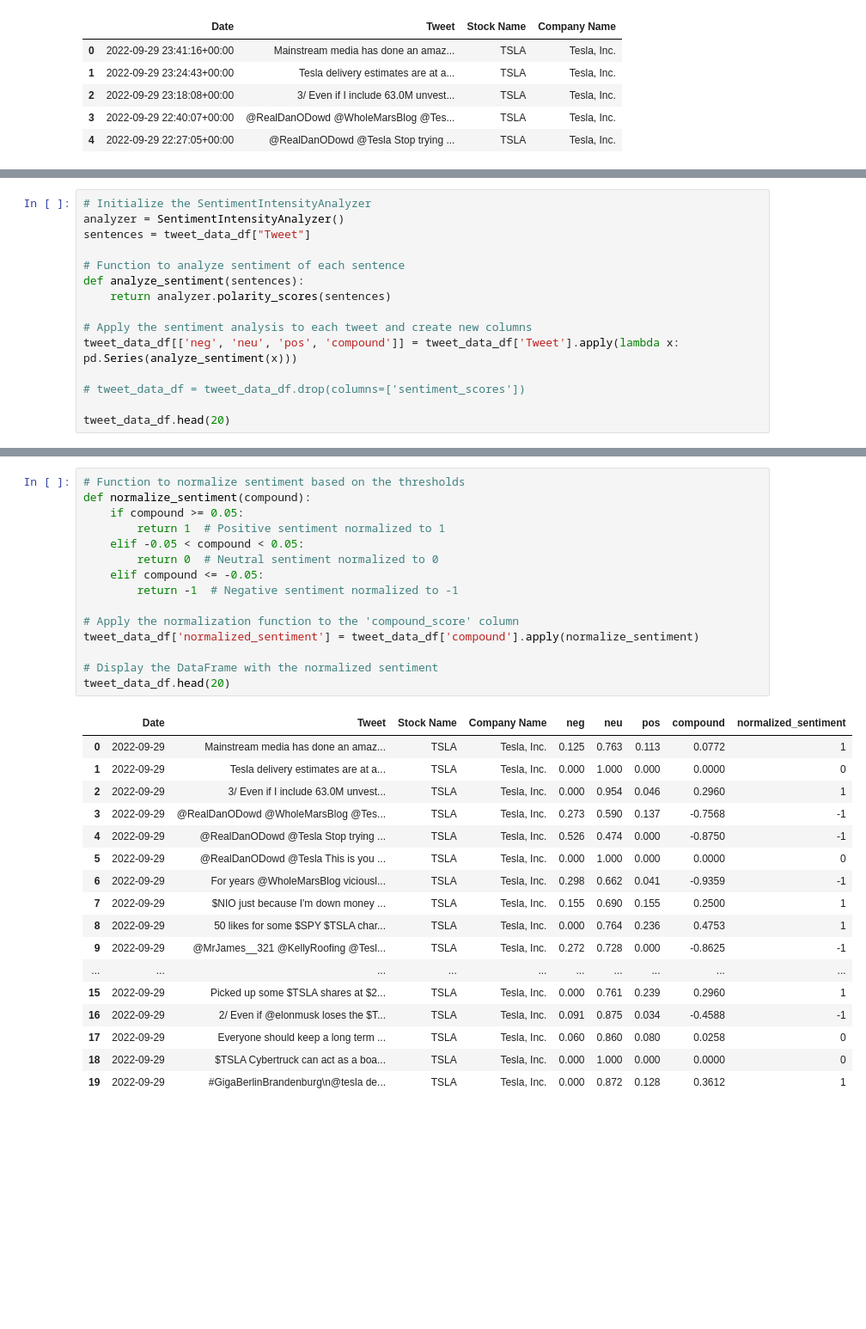
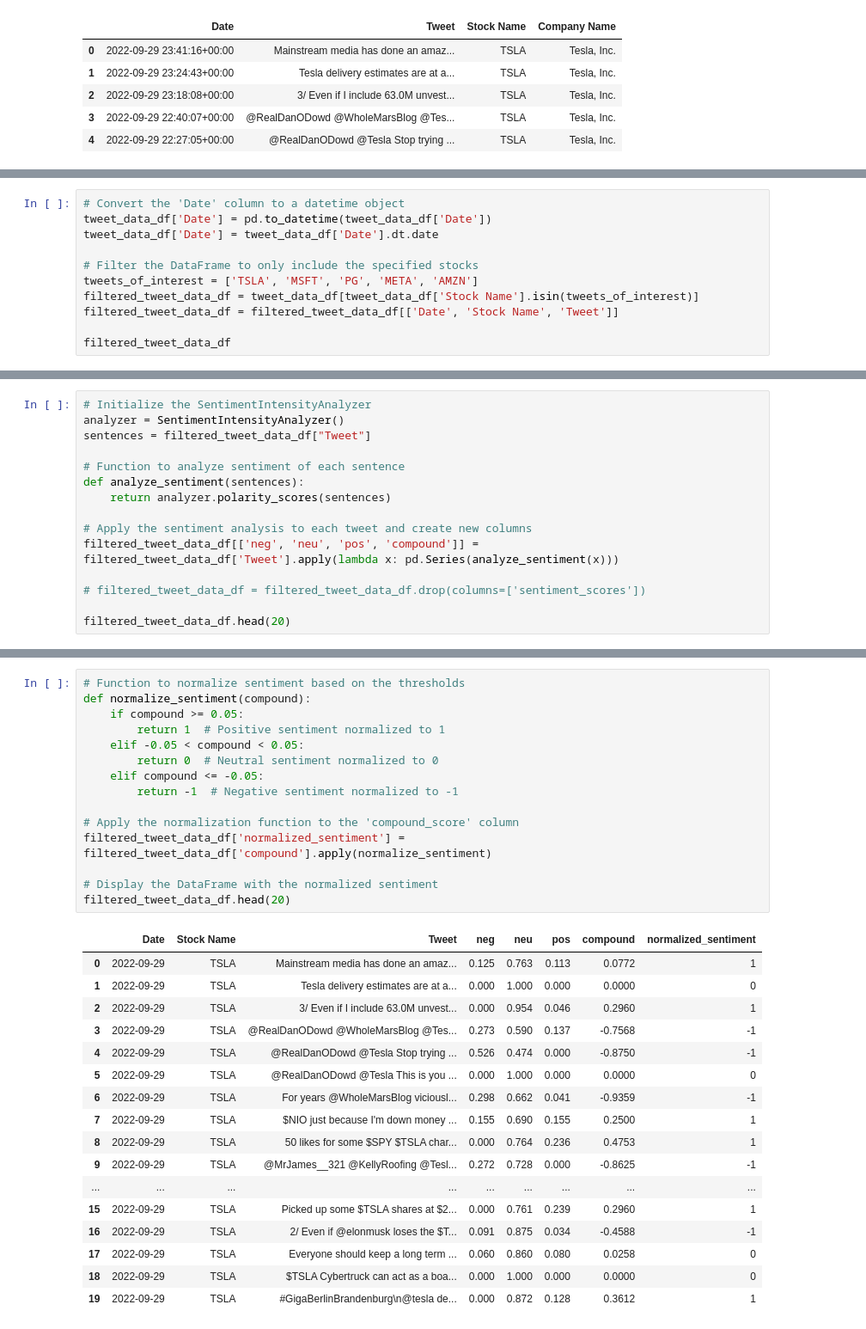
Before and after one commit to AngieP48/project-3, a Jupyter notebook: Marks Code.ipynb, the cells around one changed output, grey strips where cells are left out. Shown at 86% size. Drawn from its saved outputs; the diff is of its cells as text; blank space fills up the shorter version.

```diff
--- a/Marks Code.ipynb
+++ b/Marks Code.ipynb
@@ -146,0 +105,11 @@ tweet_data_df
+# %%
+# Convert the 'Date' column to a datetime object
+tweet_data_df['Date'] = pd.to_datetime(tweet_data_df['Date'])
+tweet_data_df['Date'] = tweet_data_df['Date'].dt.date
+
+# Filter the DataFrame to only include the specified stocks
+tweets_of_interest = ['TSLA', 'MSFT', 'PG', 'META', 'AMZN']
+filtered_tweet_data_df = tweet_data_df[tweet_data_df['Stock Name'].isin(tweets_of_interest)]
+filtered_tweet_data_df = filtered_tweet_data_df[['Date', 'Stock Name', 'Tweet']]
+
+filtered_tweet_data_df
@@ -147,16 +130,16 @@ tweet_data_df
 # %%
 # Initialize the SentimentIntensityAnalyzer
 analyzer = SentimentIntensityAnalyzer()
-sentences = tweet_data_df["Tweet"]
+sentences = filtered_tweet_data_df["Tweet"]
 
 # Function to analyze sentiment of each sentence
 def analyze_sentiment(sentences):
     return analyzer.polarity_scores(sentences)
 
 # Apply the sentiment analysis to each tweet and create new columns
-tweet_data_df[['neg', 'neu', 'pos', 'compound']] = tweet_data_df['Tweet'].apply(lambda x: pd.Series(analyze_sentiment(x)))
+filtered_tweet_data_df[['neg', 'neu', 'pos', 'compound']] = filtered_tweet_data_df['Tweet'].apply(lambda x: pd.Series(analyze_sentiment(x)))
 
-# tweet_data_df = tweet_data_df.drop(columns=['sentiment_scores'])
+# filtered_tweet_data_df = filtered_tweet_data_df.drop(columns=['sentiment_scores'])
 
-tweet_data_df.head(20)
+filtered_tweet_data_df.head(20)
 # %% [output]
@@ -180,33 +163,33 @@ tweet_data_df.head(20)
 # %%
 # Function to normalize sentiment based on the thresholds
 def normalize_sentiment(compound):
     if compound >= 0.05:
         return 1  # Positive sentiment normalized to 1
     elif -0.05 < compound < 0.05:
         return 0  # Neutral sentiment normalized to 0
     elif compound <= -0.05:
         return -1  # Negative sentiment normalized to -1
 
 # Apply the normalization function to the 'compound_score' column
-tweet_data_df['normalized_sentiment'] = tweet_data_df['compound'].apply(normalize_sentiment)
+filtered_tweet_data_df['normalized_sentiment'] = filtered_tweet_data_df['compound'].apply(normalize_sentiment)
 
 # Display the DataFrame with the normalized sentiment
-tweet_data_df.head(20)
+filtered_tweet_data_df.head(20)
 # %% [output]
-|  | Date | Tweet | Stock Name | Company Name | neg | neu | pos | compound | normalized_sentiment |
-| 0 | 2022-09-29 | Mainstream media has done an amaz... | TSLA | Tesla, Inc. | 0.125 | 0.763 | 0.113 | 0.0772 | 1 |
-| 1 | 2022-09-29 | Tesla delivery estimates are at a... | TSLA | Tesla, Inc. | 0.000 | 1.000 | 0.000 | 0.0000 | 0 |
-| 2 | 2022-09-29 | 3/ Even if I include 63.0M unvest... | TSLA | Tesla, Inc. | 0.000 | 0.954 | 0.046 | 0.2960 | 1 |
-| 3 | 2022-09-29 | @RealDanODowd @WholeMarsBlog @Tes... | TSLA | Tesla, Inc. | 0.273 | 0.590 | 0.137 | -0.7568 | -1 |
-| 4 | 2022-09-29 | @RealDanODowd @Tesla Stop trying ... | TSLA | Tesla, Inc. | 0.526 | 0.474 | 0.000 | -0.8750 | -1 |
-| 5 | 2022-09-29 | @RealDanODowd @Tesla This is you ... | TSLA | Tesla, Inc. | 0.000 | 1.000 | 0.000 | 0.0000 | 0 |
-| 6 | 2022-09-29 | For years @WholeMarsBlog viciousl... | TSLA | Tesla, Inc. | 0.298 | 0.662 | 0.041 | -0.9359 | -1 |
-| 7 | 2022-09-29 | $NIO just because I'm down money ... | TSLA | Tesla, Inc. | 0.155 | 0.690 | 0.155 | 0.2500 | 1 |
-| 8 | 2022-09-29 | 50 likes for some $SPY $TSLA char... | TSLA | Tesla, Inc. | 0.000 | 0.764 | 0.236 | 0.4753 | 1 |
-| 9 | 2022-09-29 | @MrJames__321 @KellyRoofing @Tesl... | TSLA | Tesla, Inc. | 0.272 | 0.728 | 0.000 | -0.8625 | -1 |
-| ... | ... | ... | ... | ... | ... | ... | ... | ... | ... |
-| 15 | 2022-09-29 | Picked up some $TSLA shares at $2... | TSLA | Tesla, Inc. | 0.000 | 0.761 | 0.239 | 0.2960 | 1 |
-| 16 | 2022-09-29 | 2/ Even if @elonmusk loses the $T... | TSLA | Tesla, Inc. | 0.091 | 0.875 | 0.034 | -0.4588 | -1 |
-| 17 | 2022-09-29 | Everyone should keep a long term ... | TSLA | Tesla, Inc. | 0.060 | 0.860 | 0.080 | 0.0258 | 0 |
-| 18 | 2022-09-29 | $TSLA Cybertruck can act as a boa... | TSLA | Tesla, Inc. | 0.000 | 1.000 | 0.000 | 0.0000 | 0 |
-| 19 | 2022-09-29 | #GigaBerlinBrandenburg\n@tesla de... | TSLA | Tesla, Inc. | 0.000 | 0.872 | 0.128 | 0.3612 | 1 |
+|  | Date | Stock Name | Tweet | neg | neu | pos | compound | normalized_sentiment |
+| 0 | 2022-09-29 | TSLA | Mainstream media has done an amaz... | 0.125 | 0.763 | 0.113 | 0.0772 | 1 |
+| 1 | 2022-09-29 | TSLA | Tesla delivery estimates are at a... | 0.000 | 1.000 | 0.000 | 0.0000 | 0 |
+| 2 | 2022-09-29 | TSLA | 3/ Even if I include 63.0M unvest... | 0.000 | 0.954 | 0.046 | 0.2960 | 1 |
+| 3 | 2022-09-29 | TSLA | @RealDanODowd @WholeMarsBlog @Tes... | 0.273 | 0.590 | 0.137 | -0.7568 | -1 |
+| 4 | 2022-09-29 | TSLA | @RealDanODowd @Tesla Stop trying ... | 0.526 | 0.474 | 0.000 | -0.8750 | -1 |
+| 5 | 2022-09-29 | TSLA | @RealDanODowd @Tesla This is you ... | 0.000 | 1.000 | 0.000 | 0.0000 | 0 |
+| 6 | 2022-09-29 | TSLA | For years @WholeMarsBlog viciousl... | 0.298 | 0.662 | 0.041 | -0.9359 | -1 |
+| 7 | 2022-09-29 | TSLA | $NIO just because I'm down money ... | 0.155 | 0.690 | 0.155 | 0.2500 | 1 |
+| 8 | 2022-09-29 | TSLA | 50 likes for some $SPY $TSLA char... | 0.000 | 0.764 | 0.236 | 0.4753 | 1 |
+| 9 | 2022-09-29 | TSLA | @MrJames__321 @KellyRoofing @Tesl... | 0.272 | 0.728 | 0.000 | -0.8625 | -1 |
+| ... | ... | ... | ... | ... | ... | ... | ... | ... |
+| 15 | 2022-09-29 | TSLA | Picked up some $TSLA shares at $2... | 0.000 | 0.761 | 0.239 | 0.2960 | 1 |
+| 16 | 2022-09-29 | TSLA | 2/ Even if @elonmusk loses the $T... | 0.091 | 0.875 | 0.034 | -0.4588 | -1 |
+| 17 | 2022-09-29 | TSLA | Everyone should keep a long term ... | 0.060 | 0.860 | 0.080 | 0.0258 | 0 |
+| 18 | 2022-09-29 | TSLA | $TSLA Cybertruck can act as a boa... | 0.000 | 1.000 | 0.000 | 0.0000 | 0 |
+| 19 | 2022-09-29 | TSLA | #GigaBerlinBrandenburg\n@tesla de... | 0.000 | 0.872 | 0.128 | 0.3612 | 1 |
```
Also changed, not shown: parts of 19 cells of this notebook, 1 other file.
